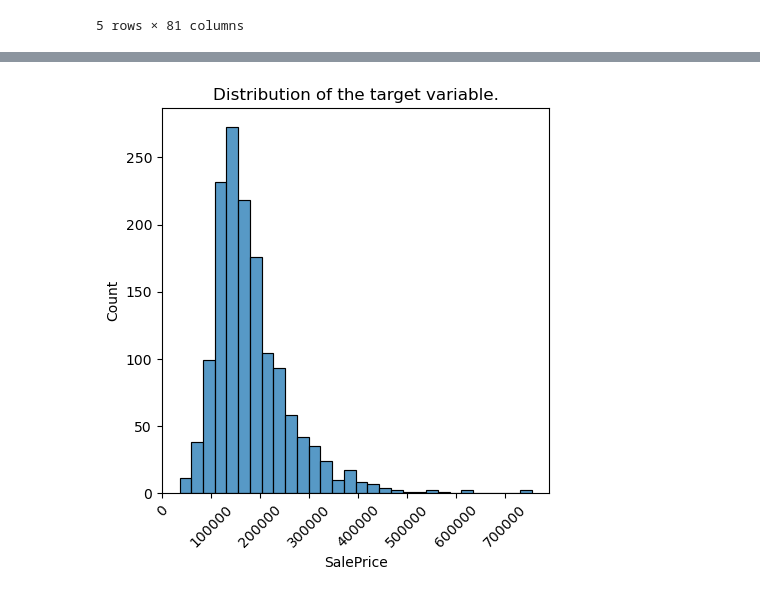
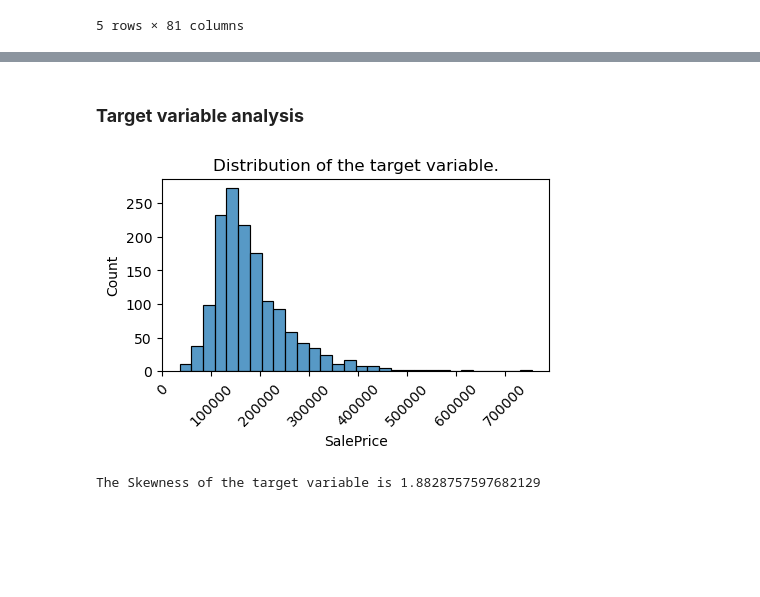
Before and after one commit to victorsotofr/house_prices_victor_SOTO, a Jupyter notebook: house_prices_EDA.ipynb, the cells around one changed output, grey strips where cells are left out. Cells and saved outputs as stored; diff of their text form; code cells hidden in the pictures; blank space fills up the shorter version.

```diff
--- a/house_prices_EDA.ipynb
+++ b/house_prices_EDA.ipynb
@@ -64,15 +38,20 @@ dtype: int64
+# %% [markdown]
+### __Target variable analysis__
 # %%
 %matplotlib inline
 import matplotlib.pyplot as plt
 import seaborn as sns
 # %%
-# Target data
 target_data = train_data['SalePrice']
 
-plt.figure(figsize=(5,5))
+plt.figure(figsize=(5,2.5))
 sns.histplot(target_data, bins=30)
 plt.title('Distribution of the target variable.')
 plt.xticks(rotation = 45)
 plt.show()
 # %% [output]
-[figure, old version]
+[figure, new version]
+# %%
+print(f"The Skewness of the target variable is {train_data['SalePrice'].skew()}")
+# %% [output]
+The Skewness of the target variable is 1.8828757597682129
```
Also changed, not shown: parts of 10 cells of this notebook.
